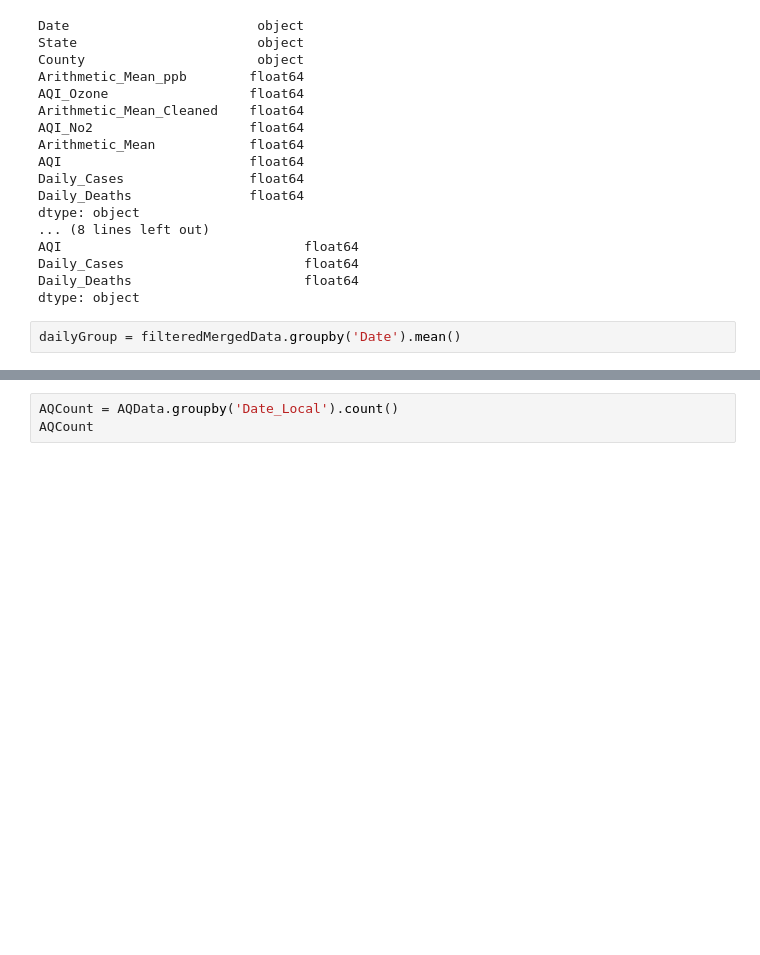
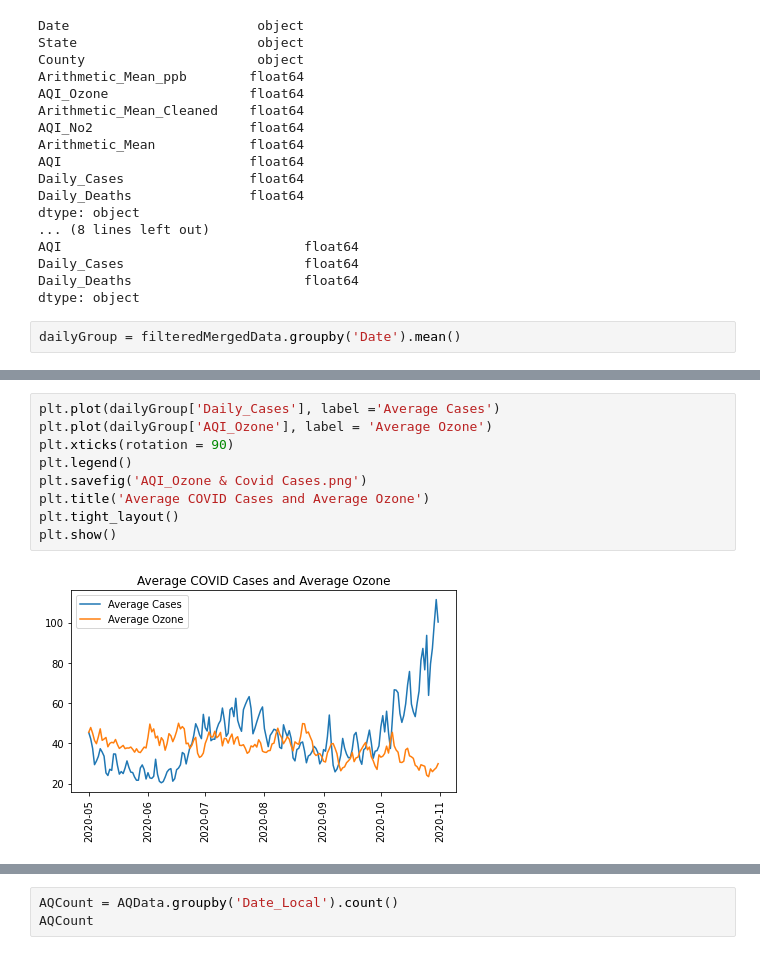
Before and after one commit to Jonathan-Barton/AirQualityProject, a Jupyter notebook: Data Merging.ipynb, the cells around one changed output, grey strips where cells are left out. Saved outputs shown, nothing was run; the diff lists cells and outputs as text; blank space fills up the shorter version.

```diff
--- a/Data Merging.ipynb
+++ b/Data Merging.ipynb
@@ -322,0 +342,11 @@ plt.show()
+# %%
+plt.plot(dailyGroup['Daily_Cases'], label ='Average Cases')
+plt.plot(dailyGroup['AQI_Ozone'], label = 'Average Ozone')
+plt.xticks(rotation = 90)
+plt.legend()
+plt.savefig('AQI_Ozone & Covid Cases.png')
+plt.title('Average COVID Cases and Average Ozone')
+plt.tight_layout()
+plt.show()
+# %% [output]
+[figure, added]
```
Also changed, not shown: parts of 17 cells of this notebook, 6 other files.
